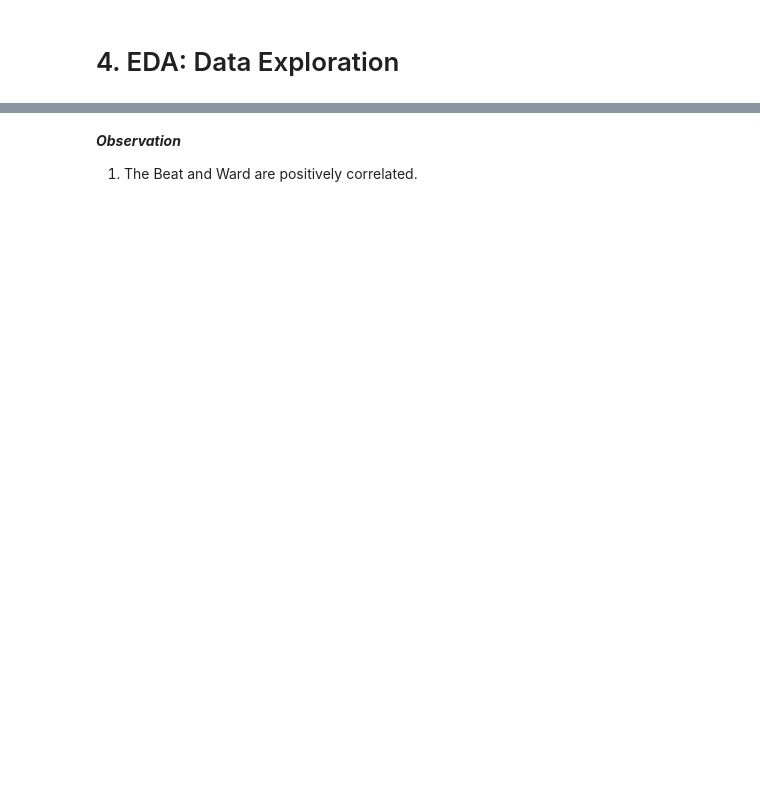
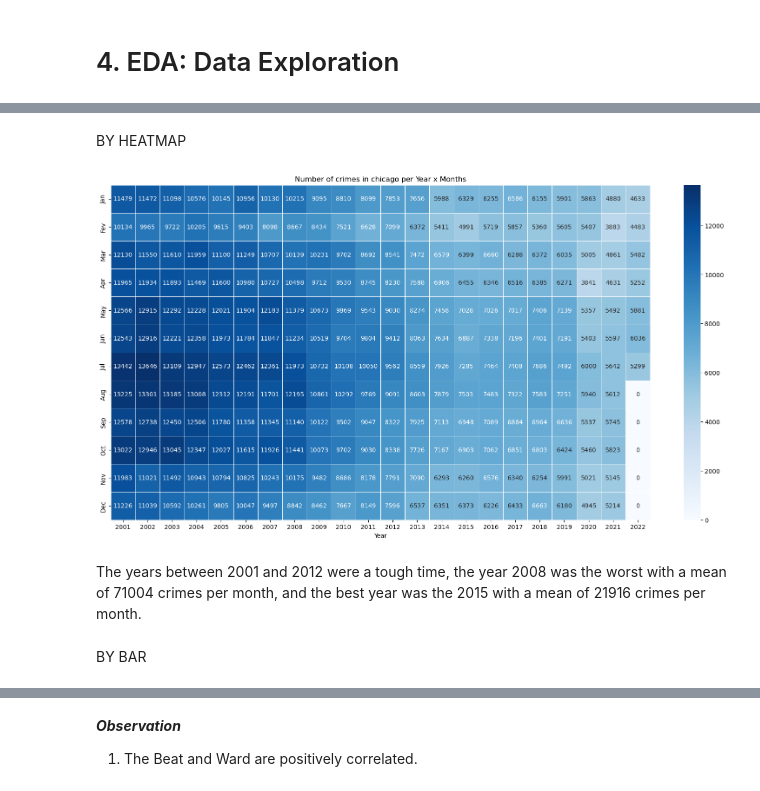
Before and after one commit to Antidote-cyber/Learning-Circle-24-EDA-On-Chicago-Crime-Dataset, a Jupyter notebook: EDA on chicago crime data.ipynb, the cells around one changed output, grey strips where cells are left out. Drawn from its saved outputs; the diff is of its cells as text; code cells hidden in the pictures; blank space fills up the shorter version.

```diff
--- a/EDA on chicago crime data.ipynb
+++ b/EDA on chicago crime data.ipynb
@@ -488,0 +539,11 @@ dtype: int64
+# %%
+# first we convert the date column to datetime data type.
+
+c_crime_df['Date'] = pd.to_datetime(chicago_crime_df['Date'],format = "%m/%d/%Y %I:%M:%S %p")
+c_crime_df.set_index("Date", inplace=True)
+# %%
+cases = pd.DataFrame(c_crime_df.resample("ME").size(), columns=["Number of cases"])
+cases["Month"] = cases.index.month.astype(str)
+cases["Year"] = cases.index.year.astype(str)
+cases["Year-Month"] = cases["Year"].str.cat(cases["Month"].str.zfill(2), sep="-")
+cases.head()
@@ -488,0 +558,22 @@ dtype: int64
+# %% [markdown]
+BY HEATMAP
+# %%
+case_table = cases[["Month", "Year", "Number of cases"]]
+case_table  = case_table.pivot(index='Month', columns='Year', values='Number of cases').fillna(0).astype(int)
+case_table.index = case_table.index.astype(int)
+case_table = case_table.sort_index()
+case_table.index = ['Jan', 'Fev', 'Mar', 'Apr', 'May', 'Jun', 'Jul', 'Aug', 'Sep', 'Oct', 'Nov', 'Dec']
+plt.figure(figsize=(20, 10))
+_ = sns.heatmap(
+    case_table,
+    annot=True,
+    fmt="d",
+    linewidths=0.5,
+    cmap="Blues",
+).set_title('Number of crimes in chicago per Year x Months')
+# %% [output]
+[figure, added]
+# %% [markdown]
+The years between 2001 and 2012 were a tough time, the year 2008 was the worst with a mean of 71004 crimes per month, and the best year was the 2015 with a mean of 21916 crimes per month.
+# %% [markdown]
+BY BAR
```
Also changed, not shown: parts of 84 cells of this notebook.
